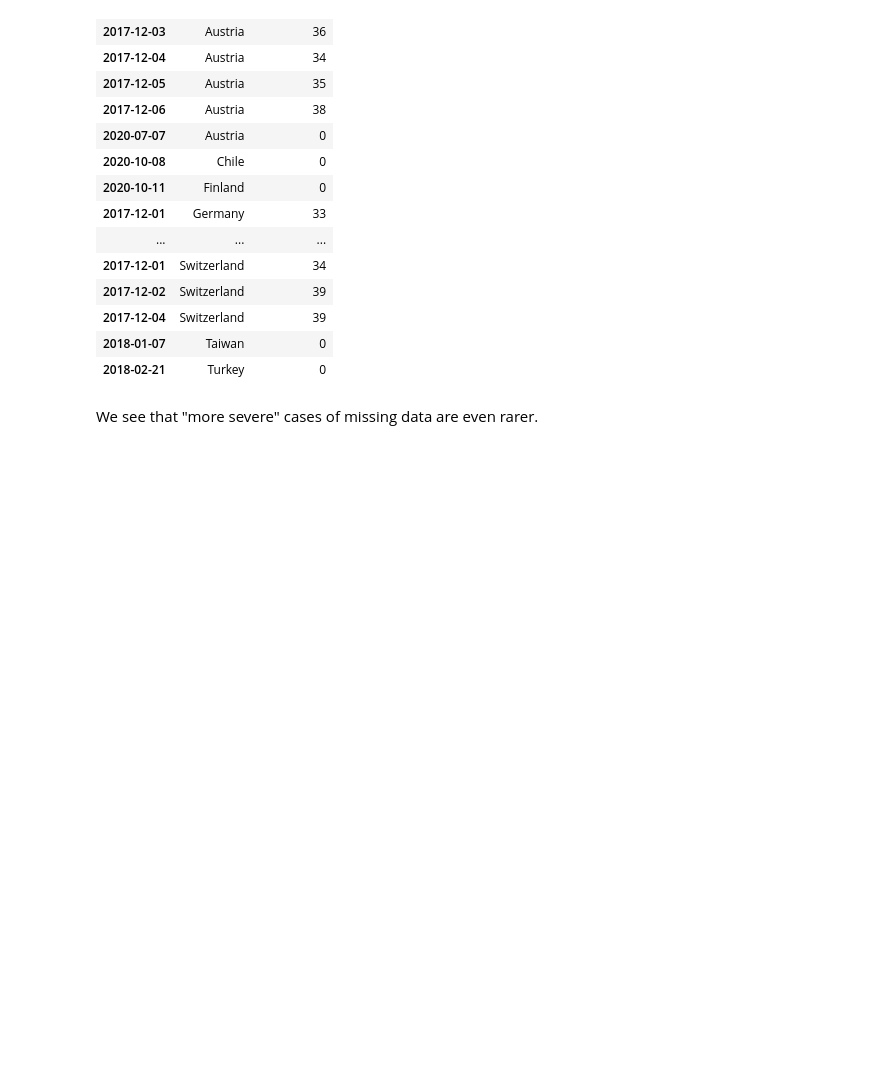
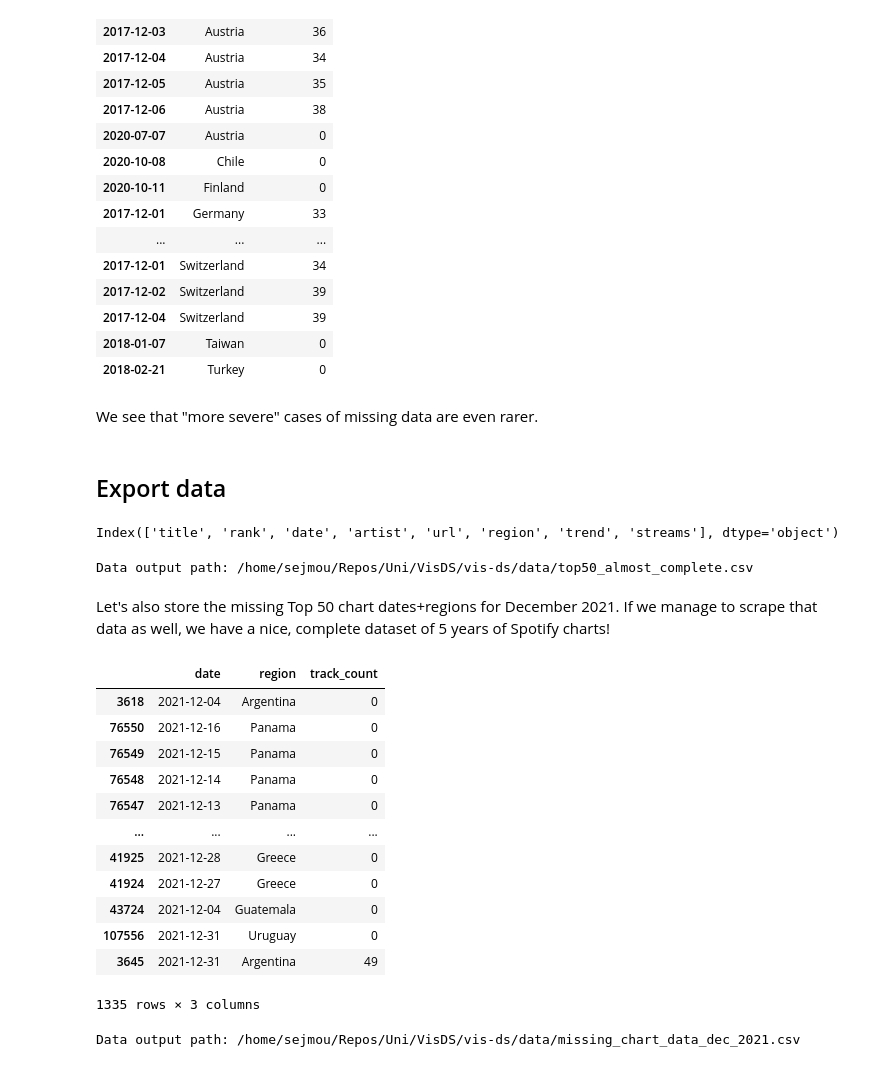
Before and after one commit to Sejmou/exploring-spotify-charts, a Jupyter notebook: data_exploration_and_crawling/spotify_weekly_charts.ipynb, the cells around one changed output. Cells and saved outputs as stored; diff of their text form; code cells hidden in the pictures; blank space fills up the shorter version.

Commit message:
scrape December 2021 chart data

```diff
--- a/data_exploration_and_crawling/spotify_weekly_charts.ipynb
+++ b/data_exploration_and_crawling/spotify_weekly_charts.ipynb
@@ -657,3 +657,41 @@ good_data_counts_by_region.loc[good_data_counts_by_region.track_count < 40]
 | 2018-02-21 | Turkey | 0 |
 # %% [markdown]
 We see that "more severe" cases of missing data are even rarer.
+# %% [markdown]
+## Export data
+# %%
+good_data.columns
+# %% [output]
+Index(['title', 'rank', 'date', 'artist', 'url', 'region', 'trend', 'streams'], dtype='object')
+# %%
+good_data.to_csv(create_data_out_path("top50_almost_complete.csv"), index=False)
+# %% [output]
+Data output path: /home/sejmou/Repos/Uni/VisDS/vis-ds/data/top50_almost_complete.csv
+# %% [markdown]
+Let's also store the missing Top 50 chart dates+regions for December 2021. If we manage to scrape that data as well, we have a nice, complete dataset of 5 years of Spotify charts!
+# %%
+df = top50_counts_by_region_and_date.reset_index()
+incomplete_data_dec_2021 = df.loc[
+    (df.date > "2021-11-30")
+    & (df.track_count < 50)
+    & (df.region.isin(regions_with_good_data_coverage))
+].drop(columns="complete").sort_values(by="track_count")
+incomplete_data_dec_2021
+# %% [output]
+|  | date | region | track_count |
+| 3618 | 2021-12-04 | Argentina | 0 |
+| 76550 | 2021-12-16 | Panama | 0 |
+| 76549 | 2021-12-15 | Panama | 0 |
+| 76548 | 2021-12-14 | Panama | 0 |
+| 76547 | 2021-12-13 | Panama | 0 |
+| ... | ... | ... | ... |
+| 41925 | 2021-12-28 | Greece | 0 |
+| 41924 | 2021-12-27 | Greece | 0 |
+| 43724 | 2021-12-04 | Guatemala | 0 |
+| 107556 | 2021-12-31 | Uruguay | 0 |
+| 3645 | 2021-12-31 | Argentina | 49 |
+1335 rows × 3 columns
+# %%
+incomplete_data_dec_2021.to_csv(create_data_out_path("missing_chart_data_dec_2021.csv"), index=False)
+# %% [output]
+Data output path: /home/sejmou/Repos/Uni/VisDS/vis-ds/data/missing_chart_data_dec_2021.csv
```
Also changed, not shown: 2 other files.
